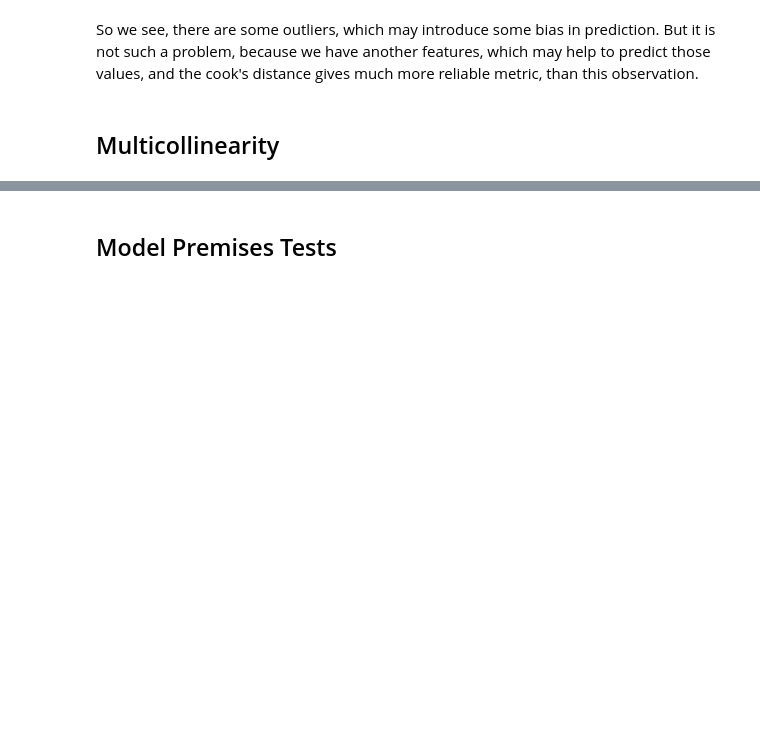
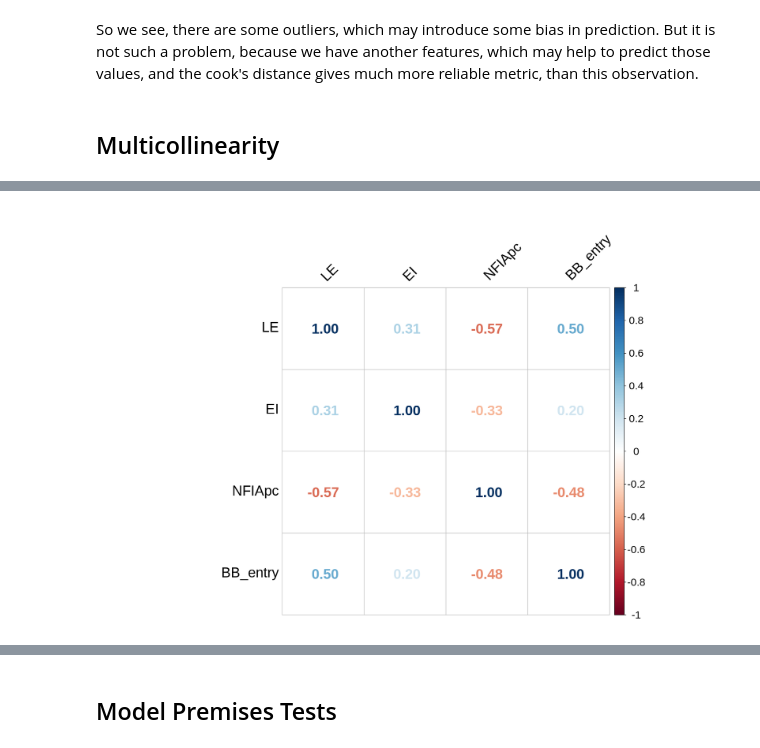
Before and after one commit to nickobard/eurostat-datasets-analysis, a Jupyter notebook: sem-3/semestral-work.ipynb, the cells around one changed output, grey strips where cells are left out. Saved outputs shown, nothing was run; the diff lists cells and outputs as text; code cells hidden in the pictures; blank space fills up the shorter version.

```diff
--- a/sem-3/semestral-work.ipynb
+++ b/sem-3/semestral-work.ipynb
@@ -729,0 +754,11 @@ So we see, there are some outliers, which may introduce some bias in prediction.
+# %%
+features <- data_filtered2[,-(1:2)]
+corrplot(cor(features),
+         method='number',
+         tl.col='black',
+         tl.srt=45,
+         tl.cex=2,
+         cl.cex=1.5,
+         number.cex=2)
+# %% [output]
+[figure, added]
```
Also changed, not shown: parts of 10 cells of this notebook.
